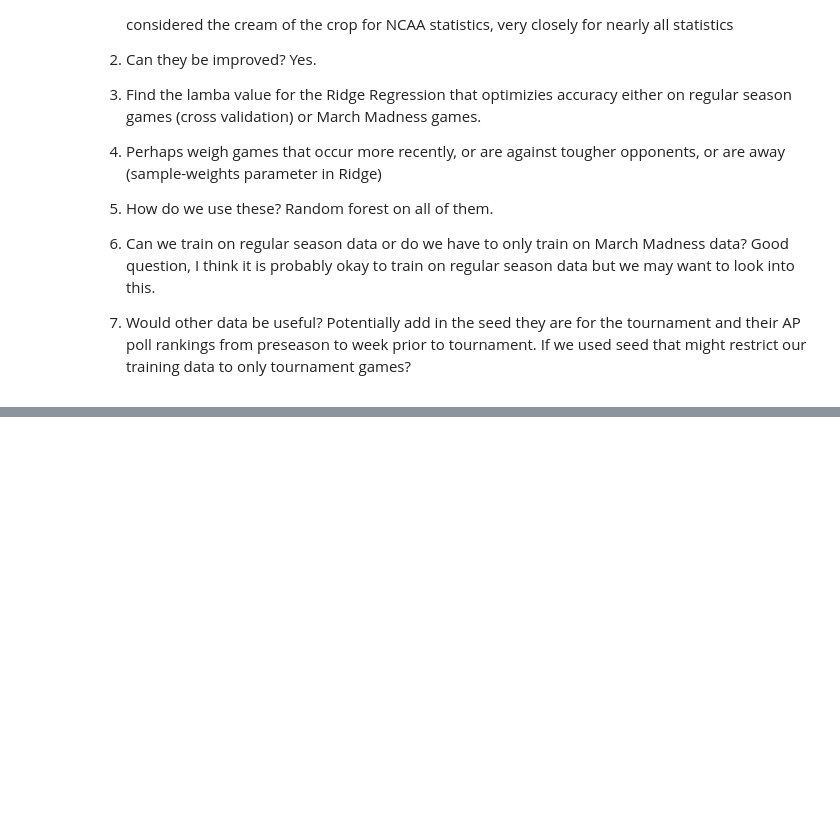
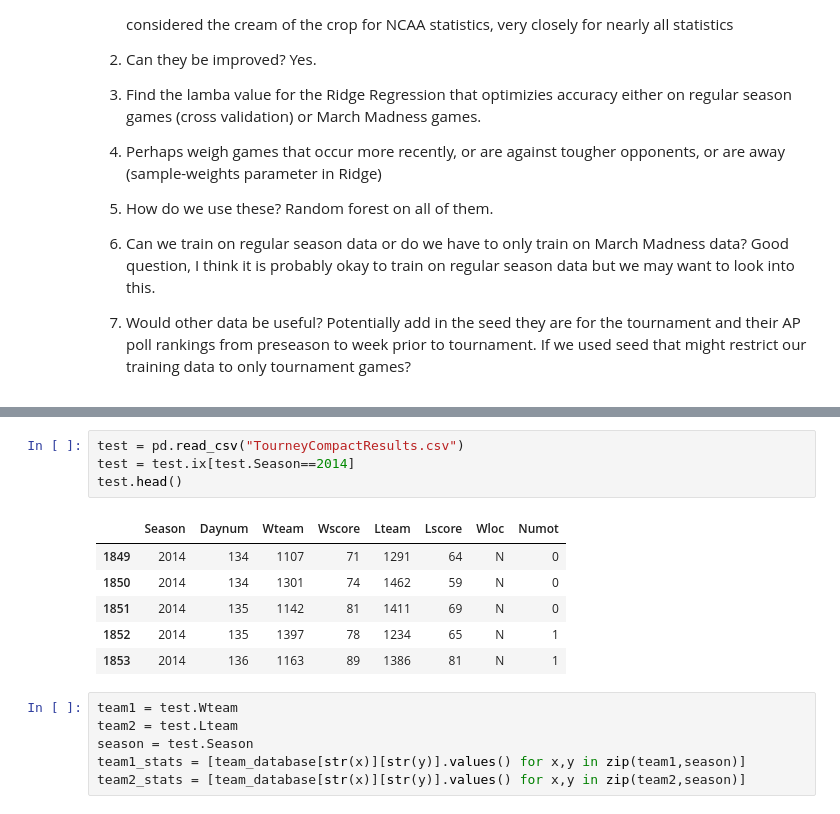
Before and after one commit to hwchase17/march_madness, a Jupyter notebook: Real Work.ipynb, the cells around one changed output, grey strips where cells are left out. Cells and saved outputs as stored; diff of their text form; blank space fills up the shorter version.

```diff
--- a/Real Work.ipynb
+++ b/Real Work.ipynb
@@ -191,0 +430,17 @@ teams_2014.sort('dor', ascending=False).head()
+# %%
+test = pd.read_csv("TourneyCompactResults.csv")
+test = test.ix[test.Season==2014]
+test.head()
+# %% [output]
+|  | Season | Daynum | Wteam | Wscore | Lteam | Lscore | Wloc | Numot |
+| 1849 | 2014 | 134 | 1107 | 71 | 1291 | 64 | N | 0 |
+| 1850 | 2014 | 134 | 1301 | 74 | 1462 | 59 | N | 0 |
+| 1851 | 2014 | 135 | 1142 | 81 | 1411 | 69 | N | 0 |
+| 1852 | 2014 | 135 | 1397 | 78 | 1234 | 65 | N | 1 |
+| 1853 | 2014 | 136 | 1163 | 89 | 1386 | 81 | N | 1 |
+# %%
+team1 = test.Wteam
+team2 = test.Lteam
+season = test.Season
+team1_stats = [team_database[str(x)][str(y)].values() for x,y in zip(team1,season)]
+team2_stats = [team_database[str(x)][str(y)].values() for x,y in zip(team2,season)]
```
Also changed, not shown: parts of 32 cells of this notebook.
